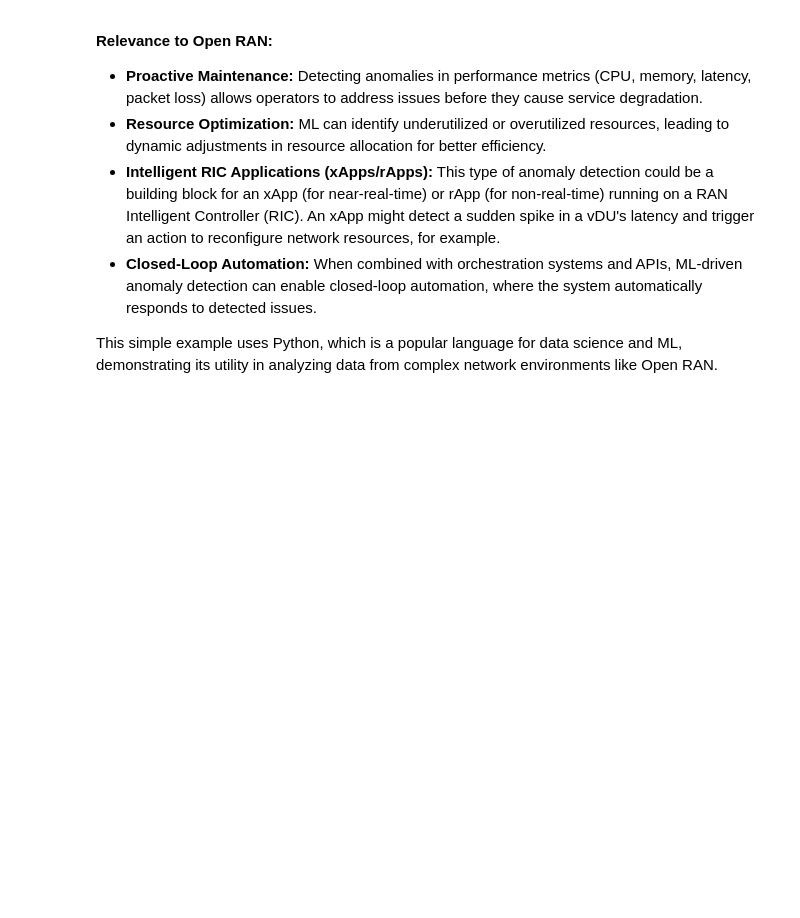
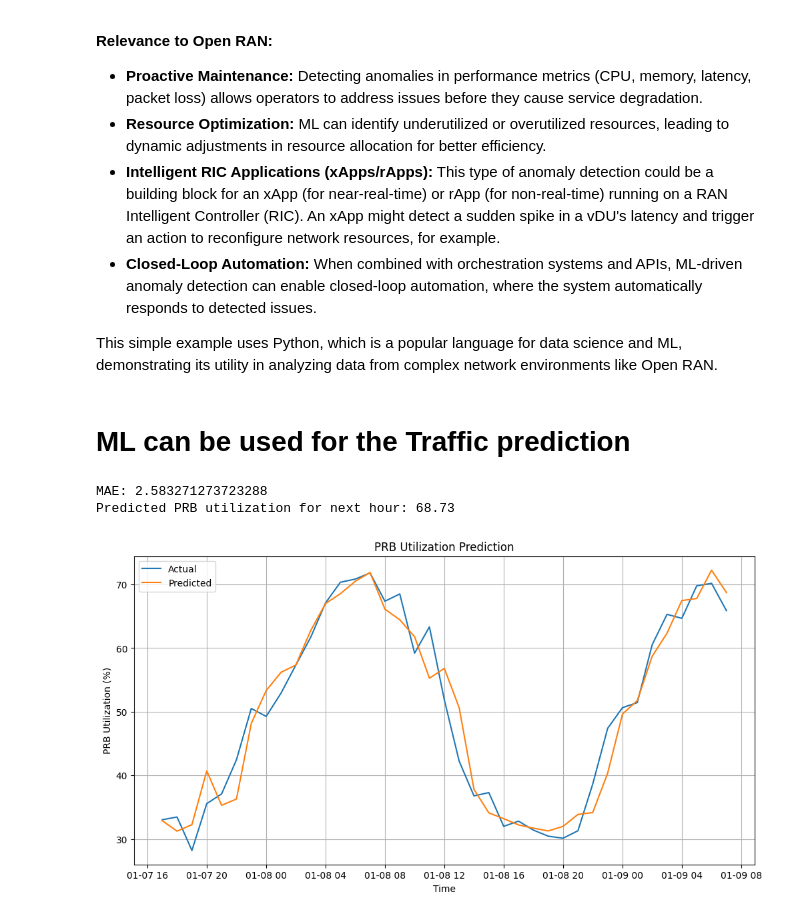
Before and after one commit to MrSimple07/PhD_TUS, a Jupyter notebook: openRAN_sample_code.ipynb, the cells around one changed output. Saved outputs shown, nothing was run; the diff lists cells and outputs as text; code cells hidden in the pictures; blank space fills up the shorter version.

```diff
--- a/openRAN_sample_code.ipynb
+++ b/openRAN_sample_code.ipynb
@@ -188,3 +188,67 @@ Name: vCU_CPU_Utilization, dtype: float64
 *   **Closed-Loop Automation:** When combined with orchestration systems and APIs, ML-driven anomaly detection can enable closed-loop automation, where the system automatically responds to detected issues.
 
 This simple example uses Python, which is a popular language for data science and ML, demonstrating its utility in analyzing data from complex network environments like Open RAN.
+# %% [markdown]
+# ML can be used for the Traffic prediction
+# %%
+import numpy as np
+import pandas as pd
+import matplotlib.pyplot as plt
+from sklearn.ensemble import RandomForestRegressor
+from sklearn.metrics import mean_absolute_error
+
+# --- 1. Simulate PRB utilization time series ---
+np.random.seed(42)
+
+time_index = pd.date_range("2023-01-01", periods=200, freq="h")
+
+# Simulate daily traffic pattern + noise
+hours = np.arange(200)
+prb_util = 50 + 20*np.sin(2*np.pi*hours/24) + np.random.normal(0, 3, 200)
+
+data = pd.DataFrame({"PRB_Utilization": prb_util}, index=time_index)
+
+# --- 2. Create lag features (previous hours) ---
+for lag in range(1, 6):
+    data[f"lag_{lag}"] = data["PRB_Utilization"].shift(lag)
+
+data = data.dropna()
+
+# Features and target
+X = data.drop("PRB_Utilization", axis=1)
+y = data["PRB_Utilization"]
+
+# Train/test split
+split = int(len(data) * 0.8)
+X_train, X_test = X[:split], X[split:]
+y_train, y_test = y[:split], y[split:]
+
+# --- 3. Train model ---
+model = RandomForestRegressor(n_estimators=100, random_state=42)
+model.fit(X_train, y_train)
+
+# --- 4. Predict ---
+predictions = model.predict(X_test)
+
+print("MAE:", mean_absolute_error(y_test, predictions))
+
+# --- 5. Predict next hour (capacity planning idea) ---
+last_values = data.iloc[-1][X.columns].values.reshape(1, -1)
+next_hour_prediction = model.predict(last_values)[0]
+
+print("Predicted PRB utilization for next hour:", round(next_hour_prediction, 2))
+
+# --- 6. Visualization ---
+plt.figure(figsize=(12, 6))
+plt.plot(y_test.index, y_test.values, label="Actual")
+plt.plot(y_test.index, predictions, label="Predicted")
+plt.title("PRB Utilization Prediction")
+plt.xlabel("Time")
+plt.ylabel("PRB Utilization (%)")
+plt.legend()
+plt.grid(True)
+plt.show()
+# %% [output]
+MAE: 2.583271273723288
+Predicted PRB utilization for next hour: 68.73
+[figure, added]
```
